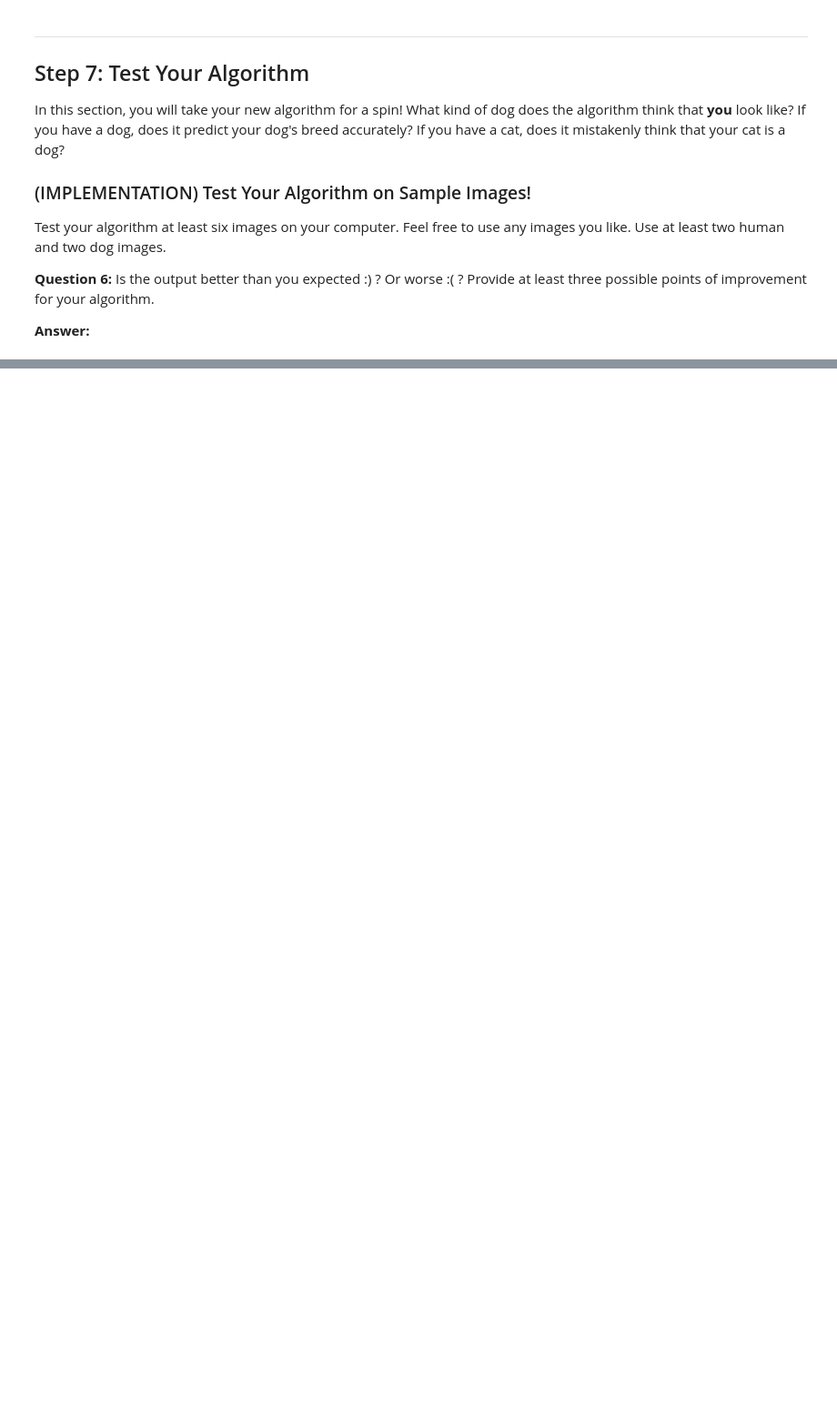
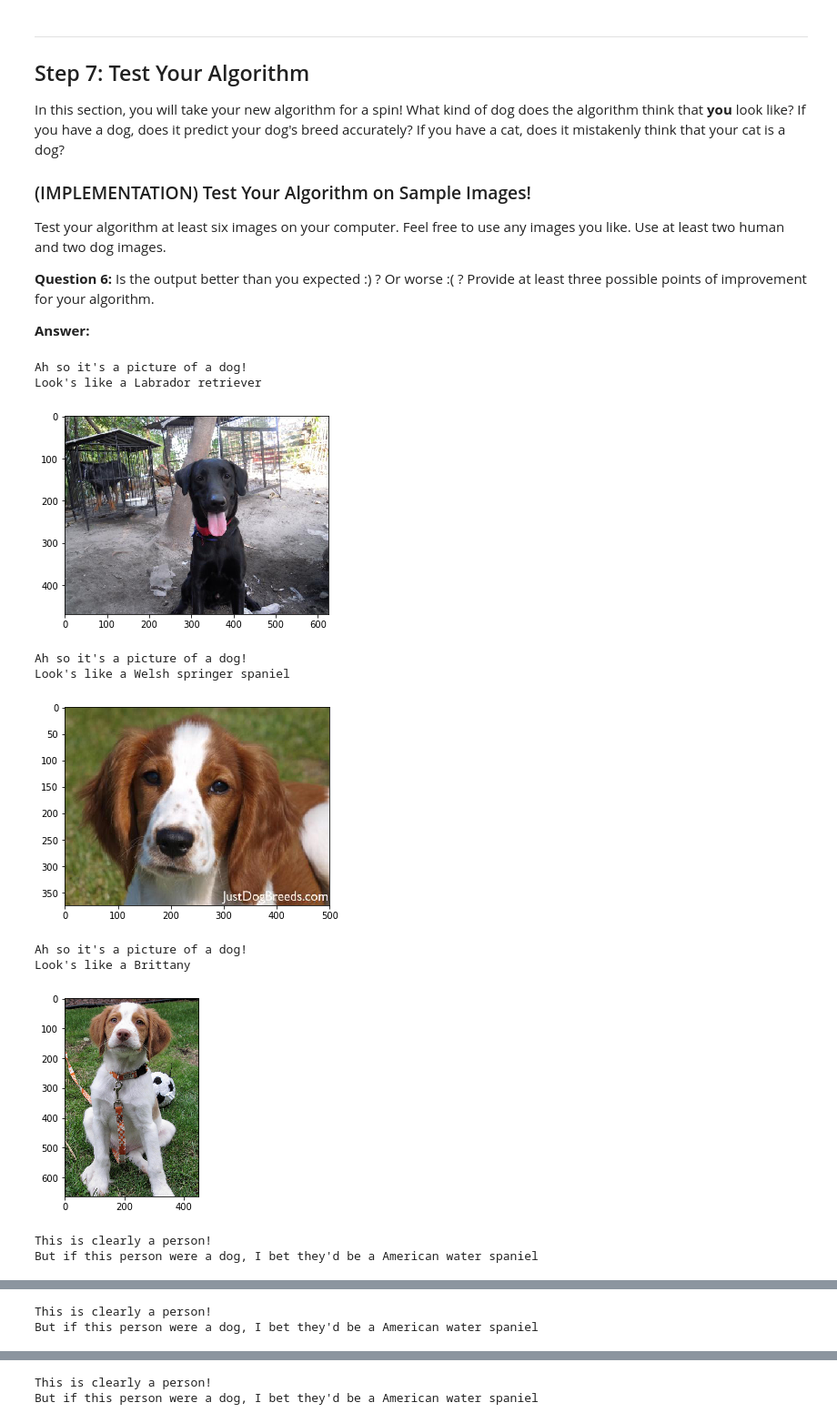
Before and after one commit to dan-lennox/ml-udacity-dogbreed-classify, a Jupyter notebook: dog_app.ipynb, the cells around one changed output, grey strips where cells are left out. Shown: that part at 91% size. Saved outputs shown, nothing was run; the diff lists cells and outputs as text; code cells hidden in the pictures; blank space fills up the shorter version.

```diff
--- a/dog_app.ipynb
+++ b/dog_app.ipynb
@@ -780,7 +782,7 @@ where `{network}`, in the above filename, should be one of `VGG19`, `Resnet50`,
 ### TODO: Write a function that takes a path to an image as input
 ### and returns the dog breed that is predicted by the model.
 
-def classify_dog(path):
+def predict_dog_breed(path):
     # extract bottleneck features
     bottleneck_feature = extract_Resnet50(path_to_tensor(path))
     # obtain predicted vector
@@ -788,6 +790,6 @@ def classify_dog(path):
     # return dog breed that is predicted by the model
     return dog_names[np.argmax(predicted_vector)]
 
-#print(classify_dog('images/Labrador_retriever_06449.jpg'))
+#print(predict_dog_breed('images/Labrador_retriever_06449.jpg'))
 #print(classify_dog('images/Labrador_retriever_06455.jpg'))
 #print(classify_dog('images/Labrador_retriever_06457.jpg'))
@@ -819,3 +814,29 @@ Some sample output for our algorithm is provided below, but feel free to design
+# %%
+import matplotlib.image as mpimg
+
+### TODO: Write your algorithm.
+### Feel free to use as many code cells as needed.
+def analysis_dog_human_image(imgPath):
+    if dog_detector(imgPath):
+        # detect breed
+        breed = predict_dog_breed(imgPath)
+        print("Ah so it's a picture of a dog!")
+        print("Look's like a {}".format(breed.replace('_', ' ')))
+        # print image
+
+    elif face_detector(imgPath):
+        breed = predict_dog_breed(imgPath)
+        print('This is clearly a person!')
+        print("But if this person were a dog, I bet they'd be a {}".format(breed.replace('_', ' ')))
+        # print image
+        # print image of predicted dog! Just any example.
+
+    else:
+        print('No dog or human could be detected.')
+
+    img = mpimg.imread(imgPath)
+    plt.imshow(img)
+    plt.show()
 # %% [markdown]
 ---
 <a id='step7'></a>
@@ -833,4 +854,23 @@ __Answer:__
 # %%
 ## TODO: Execute your algorithm from Step 6 on
 ## at least 6 images on your computer.
 ## Feel free to use as many code cells as needed.
+
+analysis_dog_human_image('images/Labrador_retriever_06449.jpg')
+analysis_dog_human_image('images/Welsh_springer_spaniel_08203.jpg')
+analysis_dog_human_image('images/Brittany_02625.jpg')
+analysis_dog_human_image('images/me_pic.jpg')
+analysis_dog_human_image('images/ana_pic.jpg')
+analysis_dog_human_image('images/dad_pic.jpg')
+# %% [output]
+Ah so it's a picture of a dog!
+Look's like a Labrador retriever
+[figure, added]
+Ah so it's a picture of a dog!
+Look's like a Welsh springer spaniel
+[figure, added]
+Ah so it's a picture of a dog!
+Look's like a Brittany
+[figure, added]
+This is clearly a person!
+But if this person were a dog, I bet they'd be a American water spaniel
@@ -836,0 +878,2 @@ __Answer:__
+This is clearly a person!
+But if this person were a dog, I bet they'd be a American water spaniel
@@ -836,0 +881,2 @@ __Answer:__
+This is clearly a person!
+But if this person were a dog, I bet they'd be a American water spaniel
```
Also changed, not shown: parts of 6 cells of this notebook.
